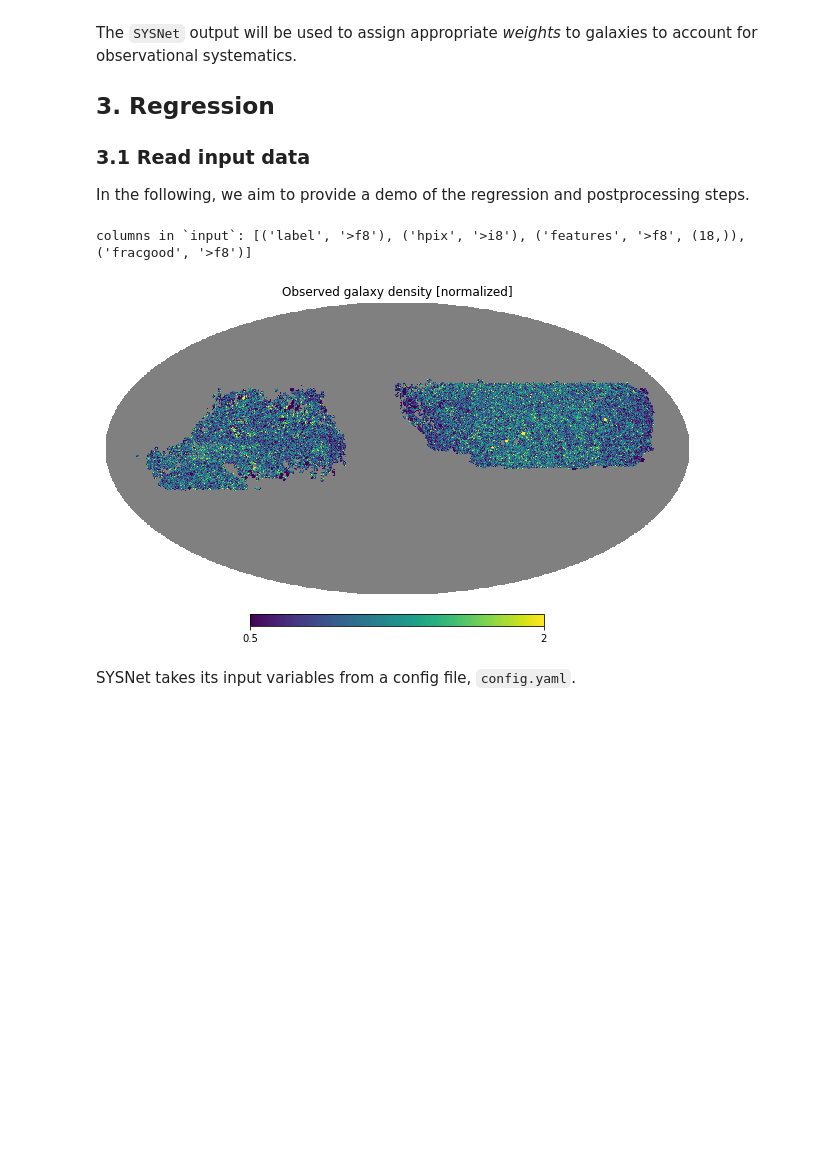
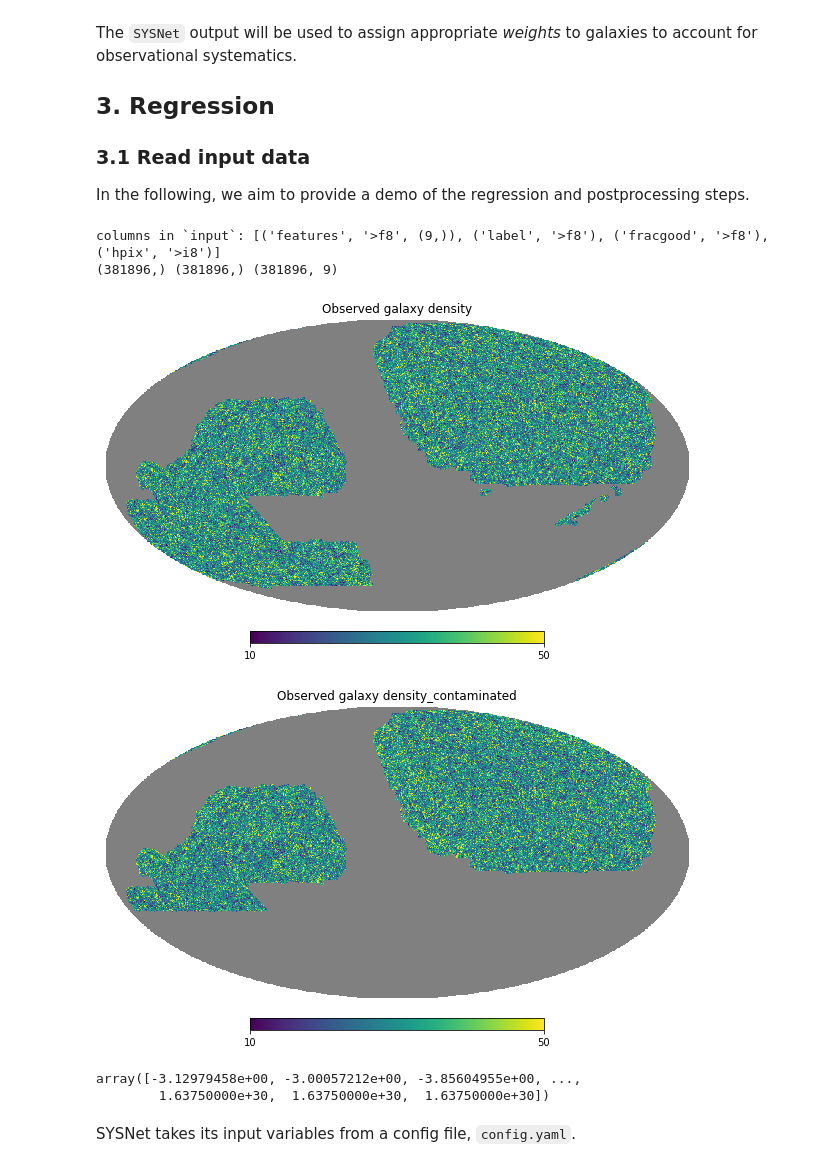
Before and after one commit to mehdirezaie/sysnetdev, a Jupyter notebook: notebooks/demo_decalsdr7.ipynb, the cells around one changed output. Cells and saved outputs as stored; diff of their text form; code cells hidden in the pictures; blank space fills up the shorter version.

```diff
--- a/notebooks/demo_decalsdr7.ipynb
+++ b/notebooks/demo_decalsdr7.ipynb
@@ -63,41 +63,68 @@ In the following, we aim to provide a demo of the regression and postprocessing
 # %%
 #
 # importing general Python modules
 #
 import os
 import sys
 import matplotlib.pyplot as plt
 import numpy as np
 import healpy as hp
 import fitsio as ft
+from pathlib import Path
 
 #
 # importing SYSNET modules
 # add the absolute path to 'sysnetdev'
-home = os.getenv('HOME')
-sys.path.append(f'{home}/github/sysnetdev')
-
+sys.path.append('/home/jayashreeb/Documents/sysnet/sysnetdev')
 
 from sysnet import SYSNet, Config, TrainedModel
 %matplotlib inline
 
 # tabulated catalog that contains, imaging properties (features), galaxy counts (label),
 # HEALPix index (hpix), and pixel completeness (fracgood)
-input_ = ft.read('../input/eBOSS.ELG.NGC.DR7.table.fits')  # read tab. data
-print(f'columns in `input`: {input_.dtype}')
+
+input1_path = '/mnt/data1/lognormal/0.57.0/nlrg_features_desi_256.fits'
+input2_path = '/mnt/data1/lognormal/hpmaps/lrghp-zero-1-f1z1.fits'
+input2_cpath = '/mnt/data1/lognormal/hpmaps/lrghp-czero-1-f1z1.fits'
+
+input1 = ft.read(input1_path)  # read tab. data
+print(f'columns in `input`: {input1.dtype}')
+
+print(np.shape(input1["label"]),np.shape(input1["hpix"]),np.shape(input1["features"]))
+
+input2 = hp.read_map(input2_path) # read hpmaps. data
+input2_c = hp.read_map(input2_cpath) # read hpmaps. data
+
+mask = np.zeros(12*nside*nside)
+mask[input1['hpix']] = True
+input2[np.logical_not(mask)] = hp.UNSEEN
+input2_c[np.logical_not(mask)] = hp.UNSEEN
 
 # repackage hpix and label to a HEALPix map for visualization purpose
 nside = 256
 ng = np.zeros(12*nside*nside)
 ng[:] = np.nan
-ng[input_['hpix']] = input_['label']
+ng_c = ng.copy()
+
+ng[input1['hpix']] = input2[input1['hpix']]
 
 # Mollweide projection
-hp.mollview(ng, rot=-85, min=0.5, max=2.0,
-            title='Observed galaxy density [normalized]')
+hp.mollview(ng, rot=-85, min=10, max=50,
+            title='Observed galaxy density');
+
+ng_c[input1['hpix']] = input2_c[input1['hpix']]
+hp.mollview(ng_c, rot=-85, min=10, max=50,
+            title='Observed galaxy density_contaminated');
 # %% [output]
-columns in `input`: [('label', '>f8'), ('hpix', '>i8'), ('features', '>f8', (18,)), ('fracgood', '>f8')]
+columns in `input`: [('features', '>f8', (9,)), ('label', '>f8'), ('fracgood', '>f8'), ('hpix', '>i8')]
+(381896,) (381896,) (381896, 9)
-[figure, old version]
+[figure, new version]
+[figure, added]
+# %%
+ng[input1['hpix']] - ng_c[input1['hpix']]
+# %% [output]
+array([-3.12979458e+00, -3.00057212e+00, -3.85604955e+00, ...,
+        1.63750000e+30,  1.63750000e+30,  1.63750000e+30])
 # %% [markdown]
 SYSNet takes its input variables from a config file, `config.yaml`.
 # %%
```
Also changed, not shown: parts of 6 cells of this notebook, 2 other files.
